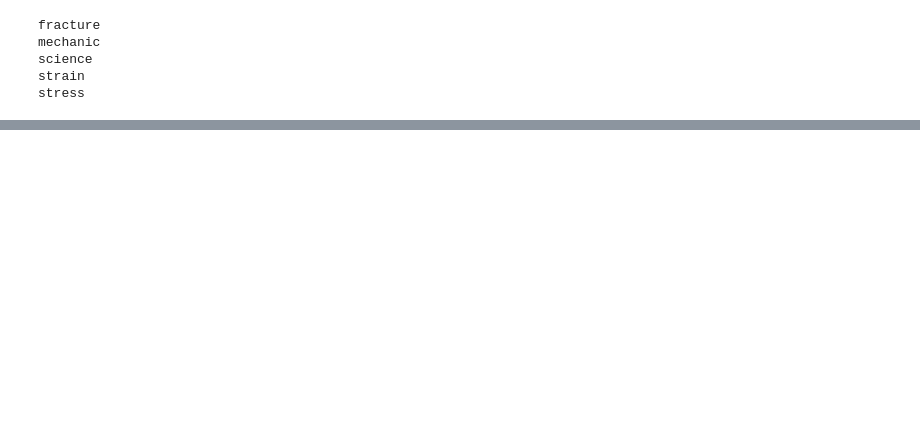
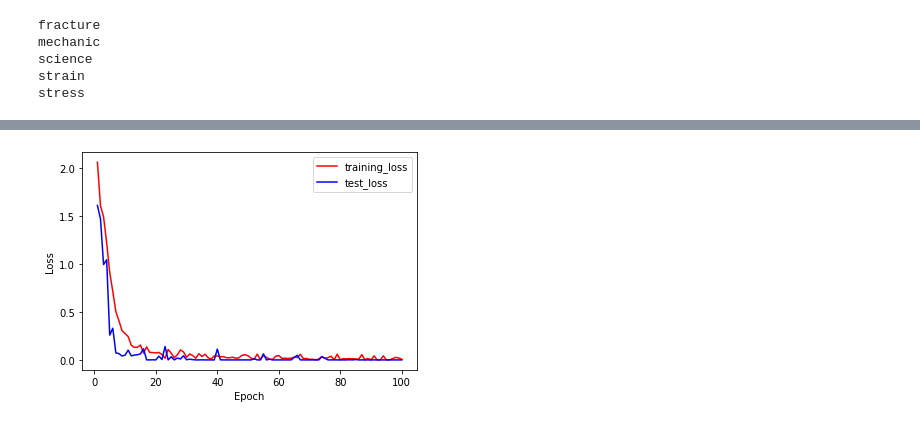
Before and after one commit to HOGEUNGOD/word_ml, a Jupyter notebook: learning.ipynb, the cells around one changed output, grey strips where cells are left out. Saved outputs shown, nothing was run; the diff lists cells and outputs as text; code cells hidden in the pictures; blank space fills up the shorter version.

```diff
--- a/learning.ipynb
+++ b/learning.ipynb
@@ -104,0 +119,9 @@ Epoch 3/20
+# %%
+plt.plot(epoch_count, training_loss, "r-")
+plt.plot(epoch_count, test_loss, "b-")
+plt.legend(["training_loss", "test_loss"])
+plt.xlabel("Epoch")
+plt.ylabel("Loss")
+plt.savefig('./figure/loss.png',dpi=300,bbox_inches='tight')
+# %% [output]
+[figure, added]
```
Also changed, not shown: parts of 2 cells of this notebook, 6 other files.
